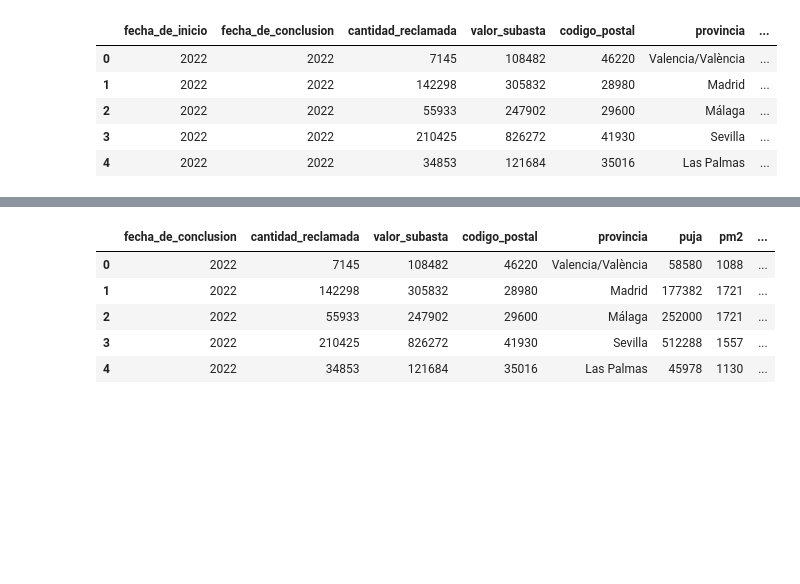
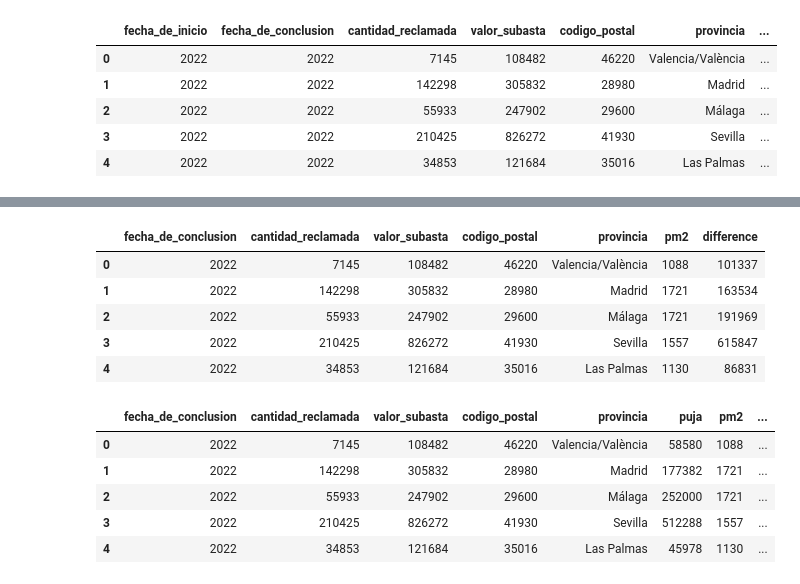
Before and after one commit to Artturoo/Final_Project, a Jupyter notebook: src/MachineLearning_Modelo_Predictivo.ipynb, the cells around one changed output, grey strips where cells are left out. Cells and saved outputs as stored; diff of their text form; code cells hidden in the pictures; blank space fills up the shorter version.

```diff
--- a/src/MachineLearning_Modelo_Predictivo.ipynb
+++ b/src/MachineLearning_Modelo_Predictivo.ipynb
@@ -78,3 +94,7 @@ boe.head()
 boe.drop(columns=['identificador','tipo_de_subasta','cuenta_expediente',
                   'anuncio_BOE','tasacion','puja_minima','tramos_entre_pujas',
                  'importe_del_deposito','direccion','localidad'], inplace=True)
+# %%
+testeo.drop(columns=['identificador','tipo_de_subasta','cuenta_expediente',
+                  'anuncio_BOE','tasacion','puja_minima','tramos_entre_pujas',
+                 'importe_del_deposito','direccion','localidad'], inplace=True)
@@ -107,11 +137,18 @@ dtypes: int64(5), object(3)
 memory usage: 1.4 MB
 # %%
 boe['fecha_de_inicio'] = boe['fecha_de_inicio'].astype(int)
+# %%
+testeo['fecha_de_inicio'] = testeo['fecha_de_inicio'].astype(int)
 # %%
 boe['fecha_de_conclusion'] = boe['fecha_de_conclusion'].astype(int)
+# %%
+testeo['fecha_de_conclusion'] = testeo['fecha_de_conclusion'].astype(int)
 # %%
 #eliminamos esta columna porque el precio se cierra en la fecha de conclusion y varia segun el año final.
 boe.drop(columns=['fecha_de_inicio'], inplace=True)
+# %%
+#eliminamos esta columna porque el precio se cierra en la fecha de conclusion y varia segun el año final.
+testeo.drop(columns=['fecha_de_inicio'], inplace=True)
 # %%
 #eliminamos codigo postal? con eso hemos sacado el pm2, no nos interesa más. Ademas contamos con la provincia.
 #boe.drop(columns=['codigo_postal'], inplace=True)
@@ -121,3 +158,12 @@ boe['difference'] = boe['valor_subasta'].sub(boe['cantidad_reclamada'], axis = 0
+# %%
+testeo.head()
+# %% [output]
+|  | fecha_de_conclusion | cantidad_reclamada | valor_subasta | codigo_postal | provincia | pm2 | difference |
+| 0 | 2022 | 7145 | 108482 | 46220 | Valencia/València | 1088 | 101337 |
+| 1 | 2022 | 142298 | 305832 | 28980 | Madrid | 1721 | 163534 |
+| 2 | 2022 | 55933 | 247902 | 29600 | Málaga | 1721 | 191969 |
+| 3 | 2022 | 210425 | 826272 | 41930 | Sevilla | 1557 | 615847 |
+| 4 | 2022 | 34853 | 121684 | 35016 | Las Palmas | 1130 | 86831 |
 # %%
 boe.head()
 # %% [output]
```
Also changed, not shown: parts of 30 cells of this notebook, 6 other files.
